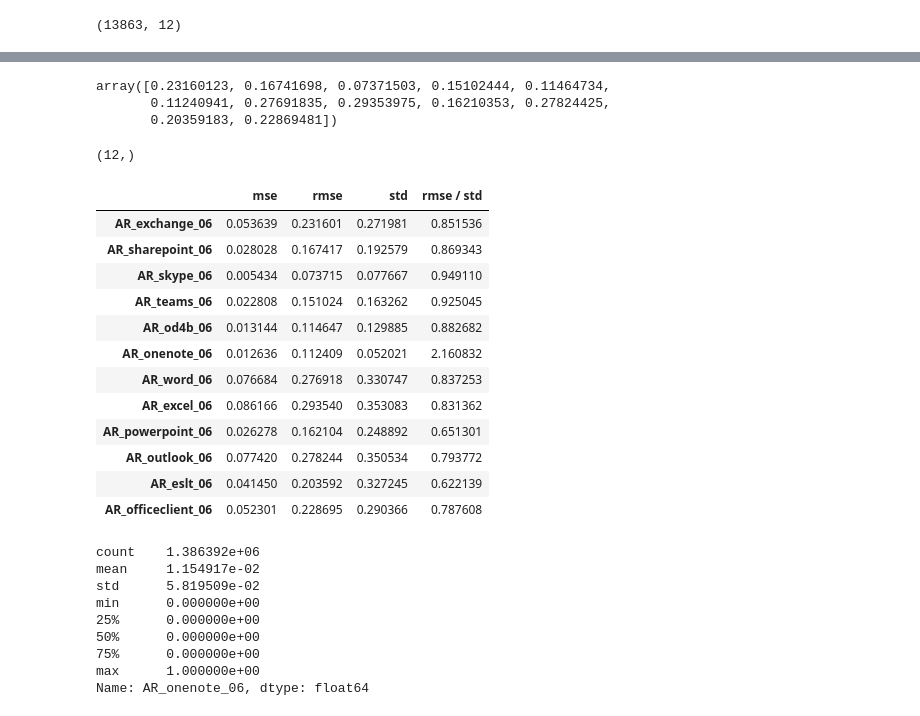
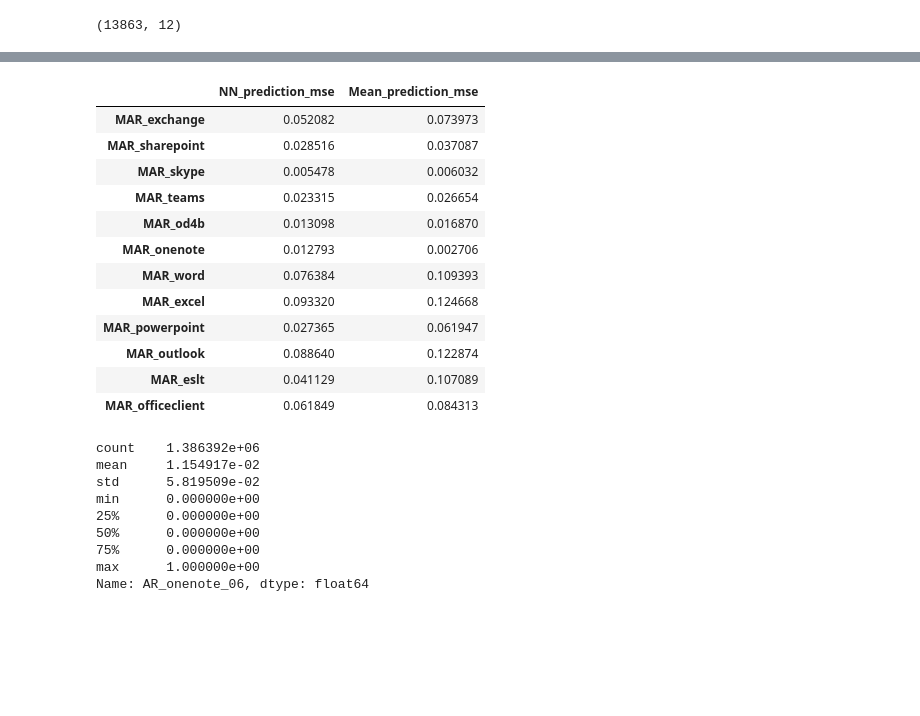
Before and after one commit to chenchenpan/MS-intern-project, a Jupyter notebook: load-NN-best-with-clip-data.ipynb, the cells around one changed output, grey strips where cells are left out. Drawn from its saved outputs; the diff is of its cells as text; code cells hidden in the pictures; blank space fills up the shorter version.

```diff
--- a/load-NN-best-with-clip-data.ipynb
+++ b/load-NN-best-with-clip-data.ipynb
@@ -357,3 +272,18 @@ outputs_name
+# %%
+outputs_name = [
+    'MAR_exchange',
+ 'MAR_sharepoint',
+ 'MAR_skype',
+ 'MAR_teams',
+ 'MAR_od4b',
+ 'MAR_onenote',
+ 'MAR_word',
+ 'MAR_excel',
+ 'MAR_powerpoint',
+ 'MAR_outlook',
+ 'MAR_eslt',
+ 'MAR_officeclient'
+]
 # %%
 dev_outputs_mse = {}
 
@@ -481,7 +409,8 @@ array([0.05363913, 0.02802845, 0.00543391, 0.02280838, 0.01314401,
 # (simple use each workload's mean to predict)
 purchased_wl_mean_prediction_outputs = np.sum(mask * ydev, axis=0, keepdims=True) / np.sum(mask, axis=0, keepdims=True)
 squared_error = np.square(purchased_wl_mean_prediction_outputs - ydev)
-mse = np.sum(squared_error * mask, axis=0) / np.sum(mask, axis=0)
-purchased_wl_mean_prediction_rmse = np.sqrt(mse)
-purchased_wl_mean_prediction_rmse
+purchased_wl_mean_prediction_mse_multi = np.sum(squared_error * mask, axis=0) / np.sum(mask, axis=0)
+# purchased_wl_mean_prediction_rmse = np.sqrt(purchased_wl_mean_prediction_mse_multi)
+# purchased_wl_mean_prediction_rmse
+purchased_wl_mean_prediction_mse_multi
 # %% [output]
@@ -496,41 +430,35 @@ purchased_workload_mse
 # %%
-purchased_workload_rmse_multi = np.sqrt(purchased_workload_mse_multi)
-purchased_workload_rmse_multi
+# purchased_workload_rmse_multi = np.sqrt(purchased_workload_mse_multi)
+# purchased_workload_rmse_multi
-# %% [output]
-array([0.23160123, 0.16741698, 0.07371503, 0.15102444, 0.11464734,
-       0.11240941, 0.27691835, 0.29353975, 0.16210353, 0.27824425,
-       0.20359183, 0.22869481])
 # %%
-purchased_workload_std_multi = purchased_wl_mean_prediction_rmse
-purchased_workload_std_multi.shape
+# purchased_workload_std_multi = purchased_wl_mean_prediction_rmse
+# purchased_workload_std_multi.shape
-# %% [output]
-(12,)
 # %%
-purchased_workload_std_multi = purchased_workload_std_multi.reshape((12,1))
-rmse_std_multi = (purchased_workload_rmse_multi / purchased_workload_std_multi).reshape((12,1))
-purchased_workload_rmse_multi = purchased_workload_rmse_multi.reshape((12,1))
+# purchased_workload_std_multi = purchased_workload_std_multi.reshape((12,1))
+# rmse_std_multi = (purchased_workload_rmse_multi / purchased_workload_std_multi).reshape((12,1))
+purchased_wl_mean_prediction_mse_multi = purchased_wl_mean_prediction_mse_multi.reshape((12,1))
 purchased_workload_mse_multi = purchased_workload_mse_multi.reshape((12,1))
 
-purchased_wl_data = np.concatenate((purchased_workload_mse_multi, purchased_workload_rmse_multi,
-                                    purchased_workload_std_multi, rmse_std_multi), axis=1)
+purchased_wl_data = np.concatenate((purchased_workload_mse_multi,
+                                    purchased_wl_mean_prediction_mse_multi), axis=1)
 # %%
-purchased_wl_rmse_multi_df = pd.DataFrame(data=purchased_wl_data, columns=['mse', 'rmse', 'std', 'rmse / std'],
-                                          index=outputs_name)
-purchased_wl_rmse_multi_df
+purchased_wl_mse_multi_df = pd.DataFrame(data=purchased_wl_data, columns=['NN_prediction_mse', 'Mean_prediction_mse'],
+                                         index=outputs_name)
+purchased_wl_mse_multi_df
 # %% [output]
-|  | mse | rmse | std | rmse / std |
-| AR_exchange_06 | 0.053639 | 0.231601 | 0.271981 | 0.851536 |
-| AR_sharepoint_06 | 0.028028 | 0.167417 | 0.192579 | 0.869343 |
-| AR_skype_06 | 0.005434 | 0.073715 | 0.077667 | 0.949110 |
-| AR_teams_06 | 0.022808 | 0.151024 | 0.163262 | 0.925045 |
-| AR_od4b_06 | 0.013144 | 0.114647 | 0.129885 | 0.882682 |
-| AR_onenote_06 | 0.012636 | 0.112409 | 0.052021 | 2.160832 |
-| AR_word_06 | 0.076684 | 0.276918 | 0.330747 | 0.837253 |
-| AR_excel_06 | 0.086166 | 0.293540 | 0.353083 | 0.831362 |
-| AR_powerpoint_06 | 0.026278 | 0.162104 | 0.248892 | 0.651301 |
-| AR_outlook_06 | 0.077420 | 0.278244 | 0.350534 | 0.793772 |
-| AR_eslt_06 | 0.041450 | 0.203592 | 0.327245 | 0.622139 |
-| AR_officeclient_06 | 0.052301 | 0.228695 | 0.290366 | 0.787608 |
+|  | NN_prediction_mse | Mean_prediction_mse |
+| MAR_exchange | 0.052082 | 0.073973 |
+| MAR_sharepoint | 0.028516 | 0.037087 |
+| MAR_skype | 0.005478 | 0.006032 |
+| MAR_teams | 0.023315 | 0.026654 |
+| MAR_od4b | 0.013098 | 0.016870 |
+| MAR_onenote | 0.012793 | 0.002706 |
+| MAR_word | 0.076384 | 0.109393 |
+| MAR_excel | 0.093320 | 0.124668 |
+| MAR_powerpoint | 0.027365 | 0.061947 |
+| MAR_outlook | 0.088640 | 0.122874 |
+| MAR_eslt | 0.041129 | 0.107089 |
+| MAR_officeclient | 0.061849 | 0.084313 |
 # %%
 df = pd.read_csv('raw_data/TenantInfo-and-usage_shuffled_inf_clip_mature.csv'#, nrows=100
                 )
```
Also changed, not shown: parts of 78 cells of this notebook, 28 other files.
